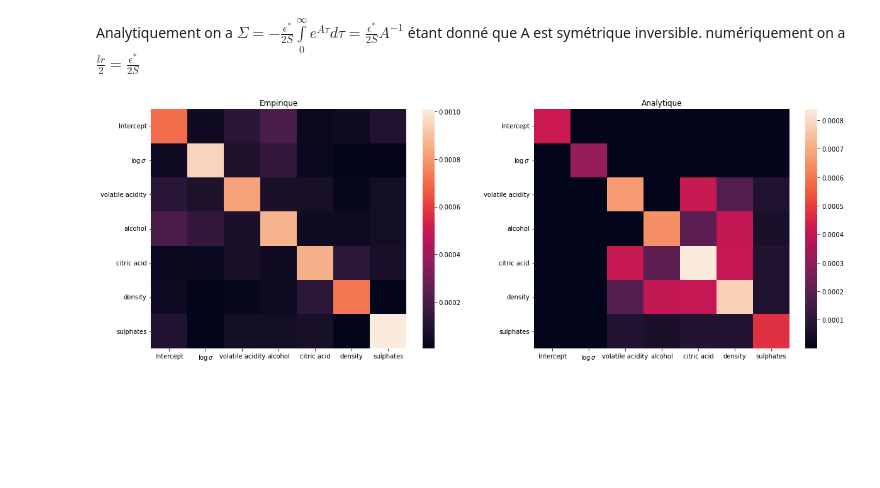
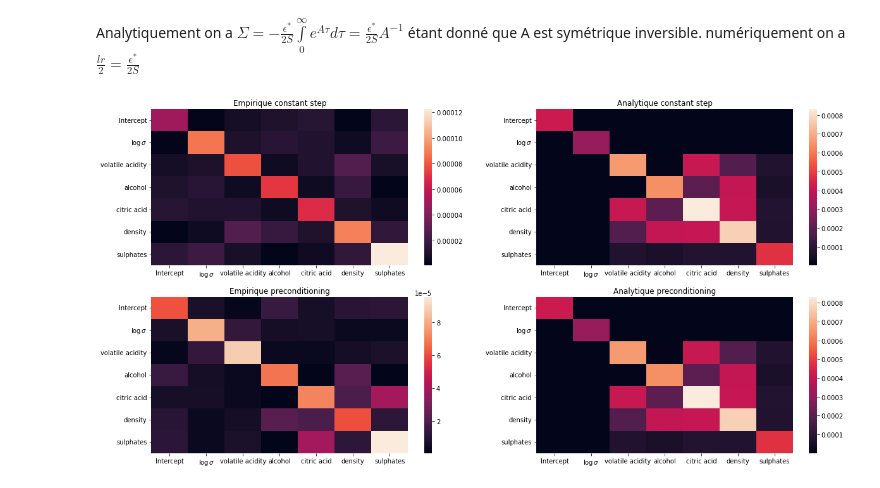
Before and after one commit to cyrille-kone/VASGA, a Jupyter notebook: linear_reg/linear_regression.ipynb, the cells around one changed output. Drawn from its saved outputs; the diff is of its cells as text; code cells hidden in the pictures; blank space fills up the shorter version.

Commit message:
lyapunov + precond

```diff
--- a/linear_reg/linear_regression.ipynb
+++ b/linear_reg/linear_regression.ipynb
@@ -226,6 +227,7 @@ $$ \theta(t+1) = \theta(t) - \frac{\epsilon^*}{S} \sum \limits_{i \in \mathcal{S
 X_tensor = torch.tensor(X, requires_grad=False, dtype=torch.float64)
 y_tensor = torch.tensor(y, requires_grad=False, dtype=torch.float64)
 
+mini_batch_size = 100
 B = 3*np.eye(D)
 tr = np.trace(B@B.T)
 lr = (2*D)/(len(y)*tr)
@@ -233,10 +235,10 @@ precond = torch.tensor((2/len(y))*np.linalg.inv(B@B.T), dtype=torch.float64, req
 max_iter = 4000
 
 print('... Stochastic Gradient descent constant step')
-theta_sgd_c, loss_c = sgd(X_tensor, y_tensor, _loss, lr, max_iter=max_iter)
+theta_sgd_c, loss_c = sgd(X_tensor, y_tensor, _loss, lr, max_iter=max_iter, mini_batch_size=mini_batch_size)
 
 print('... Stochastic Gradient descent preconditionning')
-theta_sgd_pre, loss_pre = sgd(X_tensor, y_tensor, _loss, precond=precond, max_iter=max_iter)
+theta_sgd_pre, loss_pre = sgd(X_tensor, y_tensor, _loss, 1, precond, max_iter, mini_batch_size)
 # %% [output]
 ... Stochastic Gradient descent constant step
 ... Stochastic Gradient descent preconditionning
@@ -263,6 +265,6 @@ plt.show()
 # %%
 # On utilise le modèle de la pca déterminé précédemment dans le cadre de l'algorithme MCMC
-cv_it = 300
+cv_it = 100
 theta_pca_sgd_c = pca.transform(theta_sgd_c[cv_it:])
 theta_pca_sgd_pre = pca.transform(theta_sgd_pre[cv_it:])
 # %%
@@ -294,10 +296,18 @@ plt.show()
 # %% [markdown]
 Analytiquement on a $\Sigma = -\frac{\epsilon^*}{2S} \int \limits_{0}^{\infty} e^{A\tau}d\tau =\frac{\epsilon^*}{2S}A^{-1}$ étant donné que A est symétrique inversible.
 numériquement on a $\frac{lr}{2} = \frac{\epsilon^*}{2S}$
+# %%
+def lyapunov(A, B, H, eps, mini_batch_size=100):
+    U, S, _ = np.linalg.svd(H@A)
+    Σ = np.zeros(A.shape)
+    for i in range(len(A)):
+        for j in range(len(A)):
+            Σ += (1/(S[i] + S[j]))*U[:,i][np.newaxis].T@U.T[i][np.newaxis]@H@B@B.T@H.T@U[:,j][np.newaxis].T@U.T[j][np.newaxis]
+    return eps*Σ
 # %%
 # On détermine le theta moyen après convergence du SGD
 theta_mean_c = theta_sgd_c[cv_it:].mean(axis=0).detach().clone().requires_grad_()
-theta_mean_pre = theta_sgdpre[cv_it:].mean(axis=0).detach().clone().requires_grad_()
+theta_mean_pre = theta_sgd_pre[cv_it:].mean(axis=0).detach().clone().requires_grad_()
 
 # Loss dont on cherche la hessienne
 loss = lambda θ : _loss_tot(θ, X_tensor, y_tensor)
@@ -307,21 +317,29 @@ hes_c = hessian(loss, theta_mean_c).numpy()
 hes_pre = hessian(loss, theta_mean_pre).numpy()
 
 # Calcul analytique de la matrice de covariance associée à la distribution stationnaire
-Σ_c = (lr/2)*np.linalg.inv(hes_c)
-Σ_pre = (lr/2)*np.linalg.inv(hes_pre)
+Σ_c = lyapunov(hes_pre, B, np.eye(len(B)), lr)#(lr/2)*np.linalg.inv(hes_c)
+Σ_pre = lyapunov(hes_pre, B, precond.numpy(), 1)
 # %%
-plt.figure(figsize=(20,7))
+plt.figure(figsize=(20,10))
 
 # On pense bien à calculer la matrice de covariance empirique sur les tirages après convergence de la SGD
 labels = ['Intercept', r'$\log \sigma$'] + var
-plt.subplot(1,2,1)
-sns.heatmap(np.abs(np.cov(theta_sgd[cv_it:].T)), xticklabels=labels, yticklabels=labels)
+plt.subplot(2,2,1)
+sns.heatmap(np.abs(np.cov(theta_sgd_c[cv_it:].T)), xticklabels=labels, yticklabels=labels)
 plt.title('Empirique constant step')
 
-plt.subplot(1,2,2)
-sns.heatmap(np.abs(Σ), xticklabels=labels, yticklabels=labels)
-plt.title('Analytique')
+plt.subplot(2,2,2)
+sns.heatmap(np.abs(Σ_c), xticklabels=labels, yticklabels=labels)
+plt.title('Analytique constant step')
+
+plt.subplot(2,2,3)
+sns.heatmap(np.abs(np.cov(theta_sgd_pre[cv_it:].T)), xticklabels=labels, yticklabels=labels)
+plt.title('Empirique preconditioning')
+
+plt.subplot(2,2,4)
+sns.heatmap(np.abs(Σ_pre), xticklabels=labels, yticklabels=labels)
+plt.title('Analytique preconditioning')
 
 plt.show()
 # %% [output]
-[figure, old version]
+[figure, new version]
```
Also changed, not shown: parts of 3 cells of this notebook.
